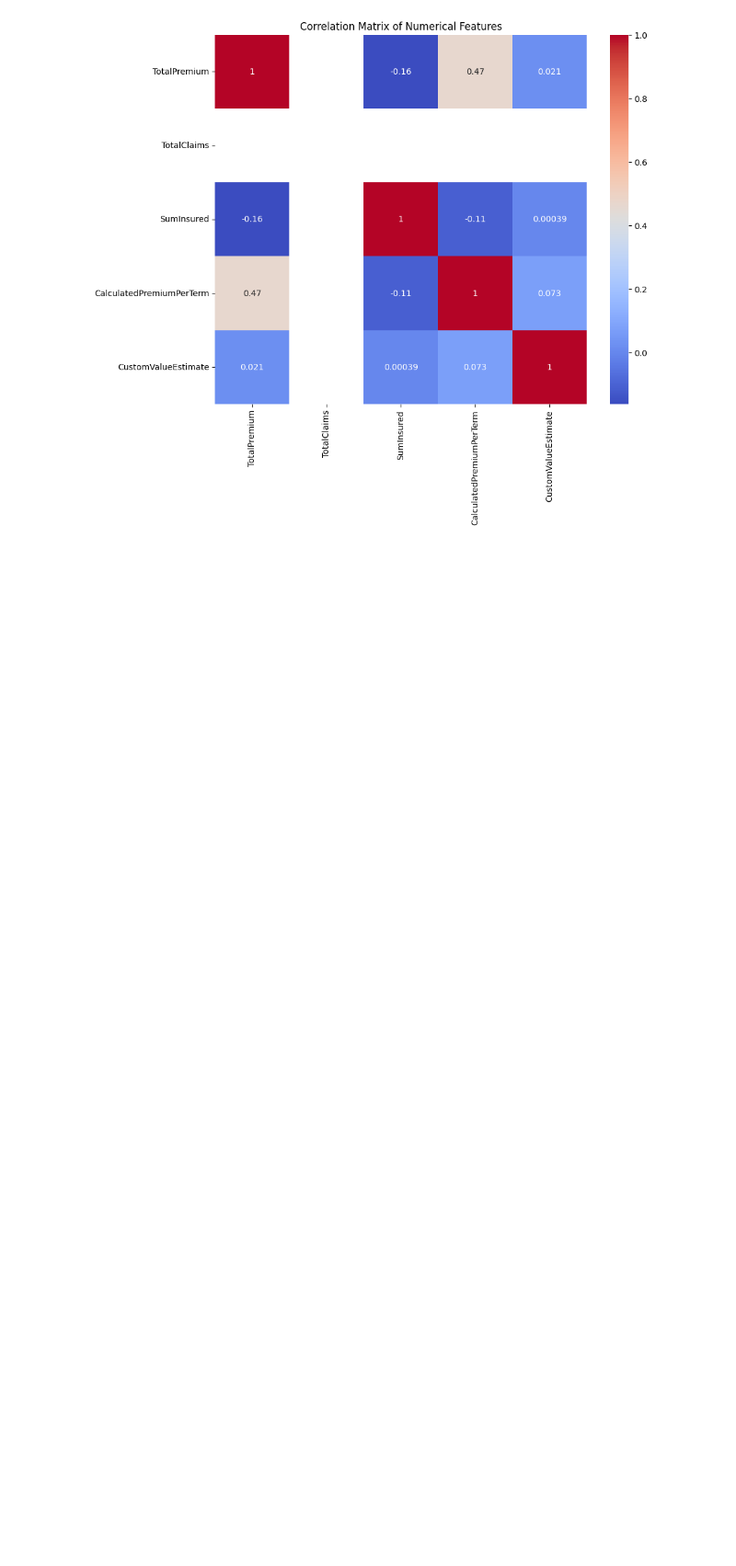
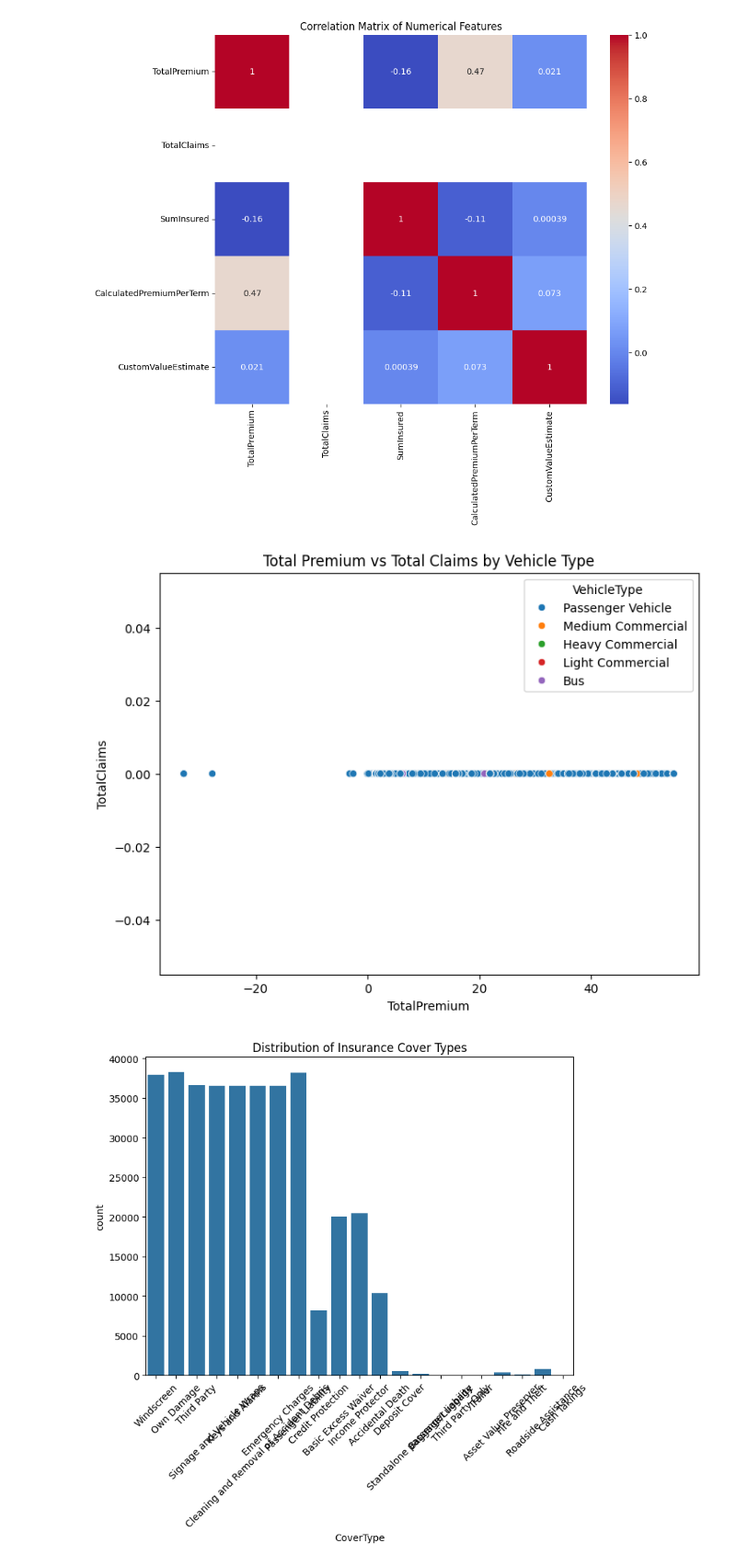
Before and after one commit to Birkity/ACIS, a Jupyter notebook: notebooks/task_1.ipynb, the cells around one changed output. Shown at 92% size. Cells and saved outputs as stored; diff of their text form; code cells hidden in the pictures; blank space fills up the shorter version.

Commit message:
Add scatter plot of TotalPremium vs TotalClaims by VehicleType, count plot of CoverType, and pair plot of multiple features.

```diff
--- a/notebooks/task_1.ipynb
+++ b/notebooks/task_1.ipynb
@@ -267,3 +267,21 @@ plt.title('Correlation Matrix of Numerical Features')
 plt.show()
 # %% [output]
 [figure]
+# %%
+
+plt.figure(figsize=(8, 6))
+sns.scatterplot(x='TotalPremium', y='TotalClaims', hue='VehicleType', data=df_cleaned)
+plt.title('Total Premium vs Total Claims by Vehicle Type')
+plt.show()
+
+plt.figure(figsize=(8, 6))
+sns.countplot(x='CoverType', data=df_cleaned)
+plt.title('Distribution of Insurance Cover Types')
+plt.xticks(rotation=45)
+plt.show()
+
+sns.pairplot(df_cleaned[numerical_cols])
+plt.show()
+# %% [output]
+[figure, added]
+[figure, added]
```
Also changed, not shown: parts of 1 cell of this notebook.
